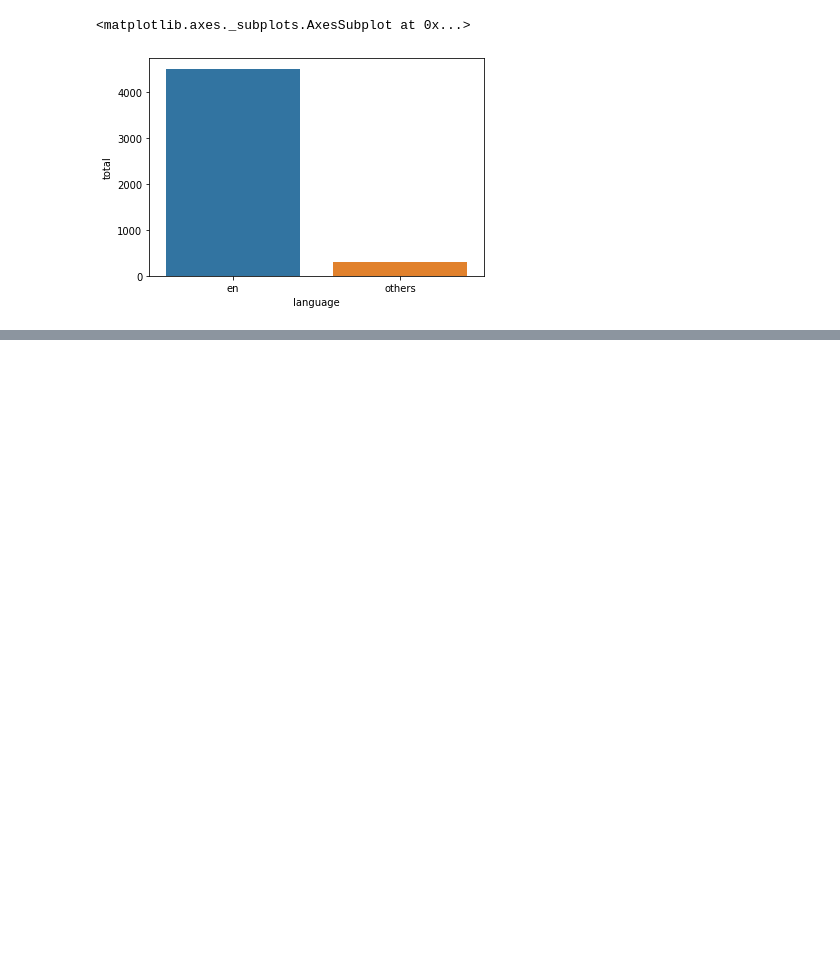
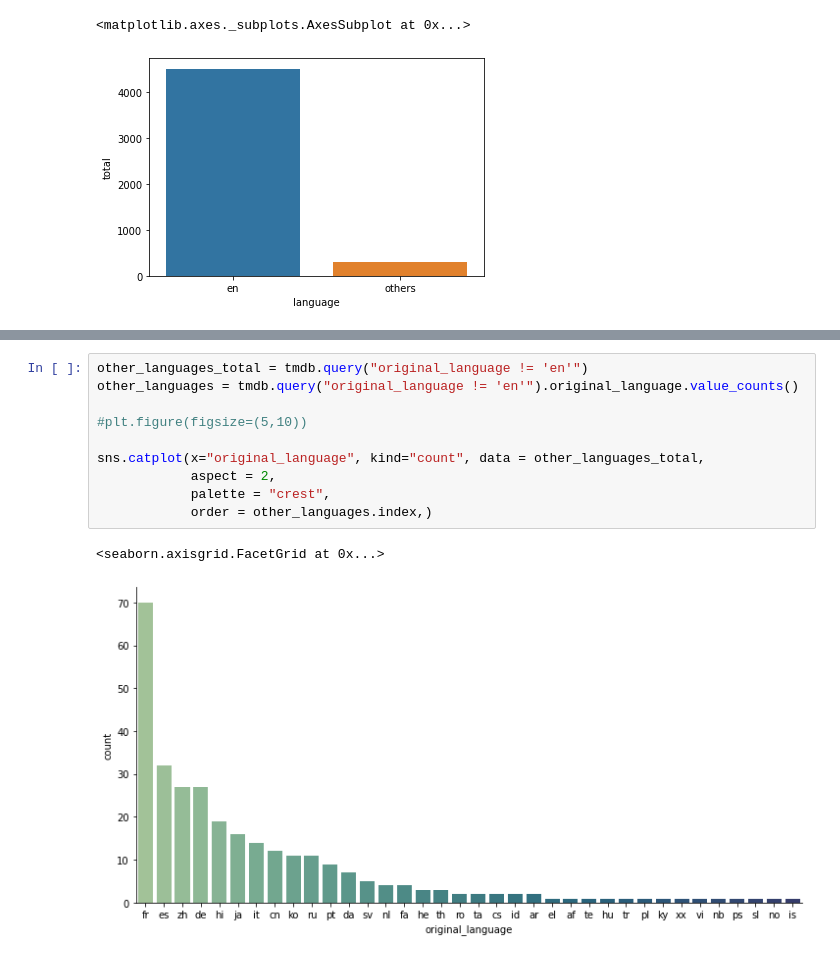
Before and after one commit to gopessoa/Data-Science, a Jupyter notebook: Data_Science_Intro.ipynb, the cells around one changed output, grey strips where cells are left out. Saved outputs shown, nothing was run; the diff lists cells and outputs as text; blank space fills up the shorter version.

```diff
--- a/Data_Science_Intro.ipynb
+++ b/Data_Science_Intro.ipynb
@@ -254,0 +261,13 @@ sns.barplot(x='language', y='total', data = data)
+# %%
+other_languages_total = tmdb.query("original_language != 'en'")
+other_languages = tmdb.query("original_language != 'en'").original_language.value_counts()
+
+#plt.figure(figsize=(5,10))
+
+sns.catplot(x="original_language", kind="count", data = other_languages_total,
+            aspect = 2,
+            palette = "crest",
+            order = other_languages.index,)
+# %% [output]
+<seaborn.axisgrid.FacetGrid at 0x...>
+[figure, added]
```
Also changed, not shown: parts of 12 cells of this notebook.
